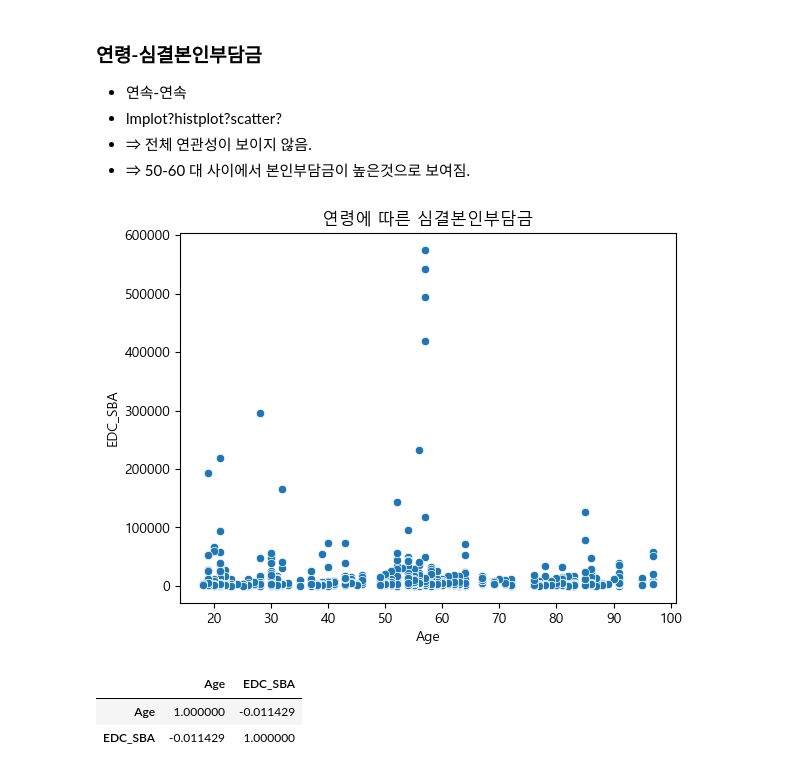
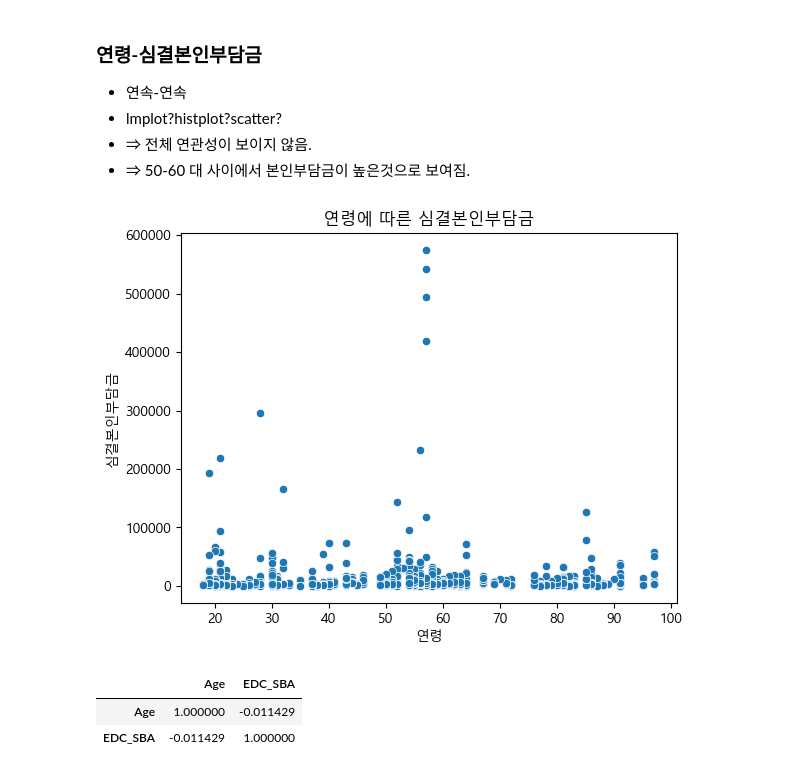
Before and after one commit to KKKKKIKKKK/toy_data_analysiss, a Jupyter notebook: codes/EDA/JoinCollectionNSC2_EDA_SA.ipynb, the cells around one changed output. Saved outputs shown, nothing was run; the diff lists cells and outputs as text; code cells hidden in the pictures.

```diff
--- a/codes/EDA/JoinCollectionNSC2_EDA_SA.ipynb
+++ b/codes/EDA/JoinCollectionNSC2_EDA_SA.ipynb
@@ -101,9 +101,11 @@ df_BMA=df_BMA.drop(columns=['BTH_Y'])
 # %%
 sns.scatterplot(data=df_BMA, x='Age', y='EDC_SBA')
 plt.title('연령에 따른 심결본인부담금')
+plt.xlabel('연령')
+plt.ylabel('심결본인부담금')
 plt.show()
 # %% [output]
-[figure, old version]
+[figure, new version]
 # %%
 df_BMA[['Age','EDC_SBA']].corr()
 # %% [output]
```
Also changed, not shown: parts of 1 cell of this notebook, 6 other files.
